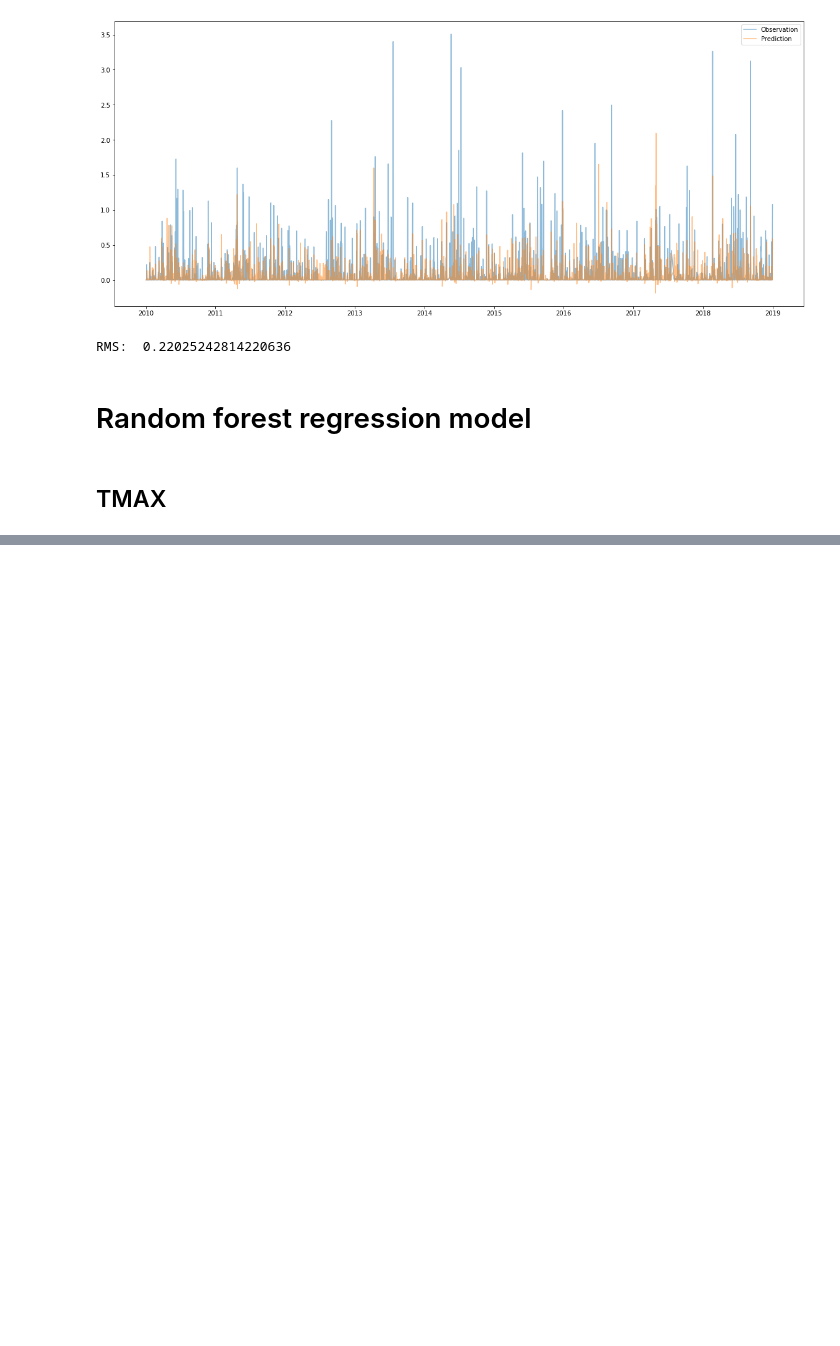
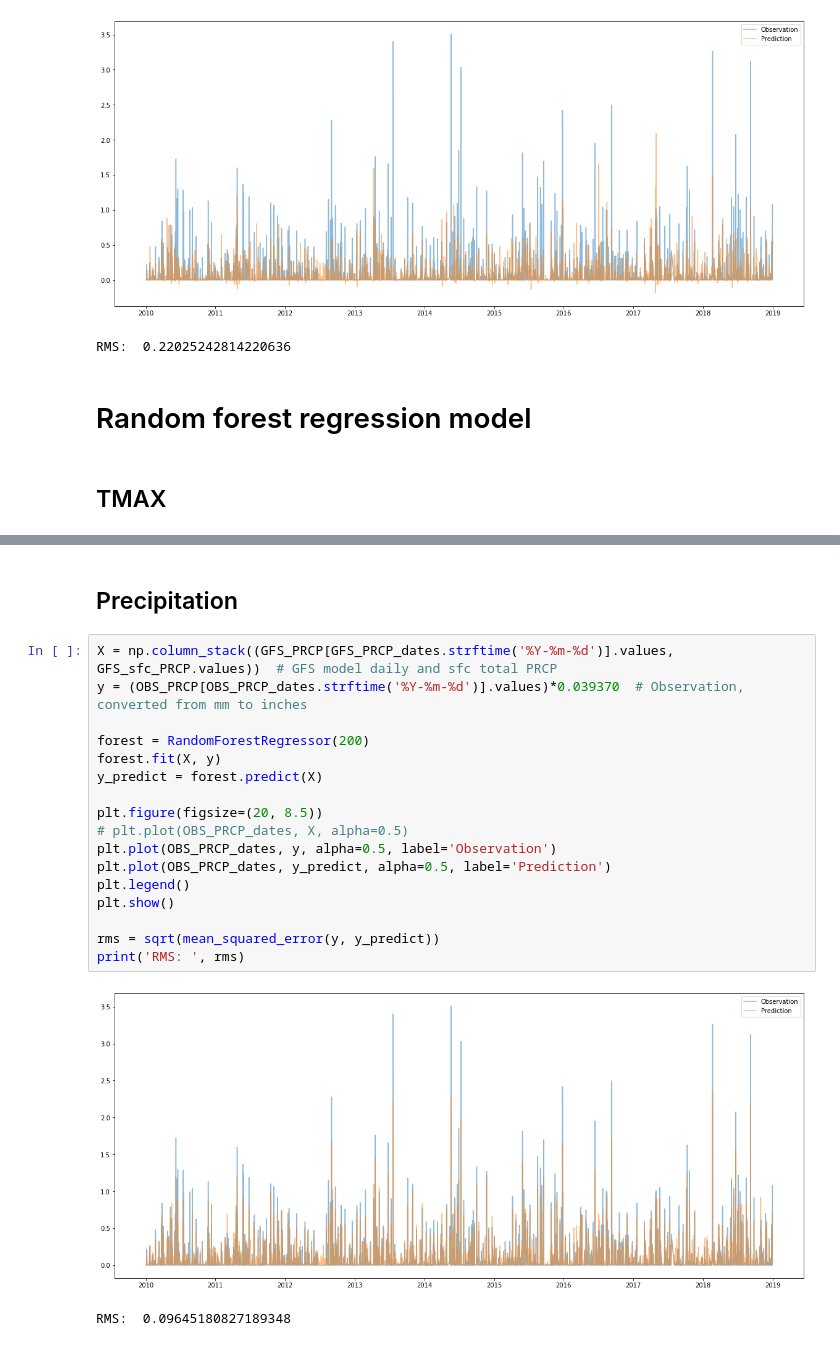
Before and after one commit to chuchun2/ATMS-597-Project-4-Group-C, a Jupyter notebook: project4_0328_CC.ipynb, the cells around one changed output, grey strips where cells are left out. Cells and saved outputs as stored; diff of their text form; blank space fills up the shorter version.

```diff
--- a/project4_0328_CC.ipynb
+++ b/project4_0328_CC.ipynb
@@ -912,0 +957,22 @@ RMS:  1.8761311557715137
+# %% [markdown]
+## Precipitation
+# %%
+X = np.column_stack((GFS_PRCP[GFS_PRCP_dates.strftime('%Y-%m-%d')].values, GFS_sfc_PRCP.values))  # GFS model daily and sfc total PRCP
+y = (OBS_PRCP[OBS_PRCP_dates.strftime('%Y-%m-%d')].values)*0.039370  # Observation, converted from mm to inches
+
+forest = RandomForestRegressor(200)
+forest.fit(X, y)
+y_predict = forest.predict(X)
+
+plt.figure(figsize=(20, 8.5))
+# plt.plot(OBS_PRCP_dates, X, alpha=0.5)
+plt.plot(OBS_PRCP_dates, y, alpha=0.5, label='Observation')
+plt.plot(OBS_PRCP_dates, y_predict, alpha=0.5, label='Prediction')
+plt.legend()
+plt.show()
+
+rms = sqrt(mean_squared_error(y, y_predict))
+print('RMS: ', rms)
+# %% [output]
+[figure, added]
+RMS:  0.09645180827189348
```
Also changed, not shown: parts of 5 cells of this notebook.
